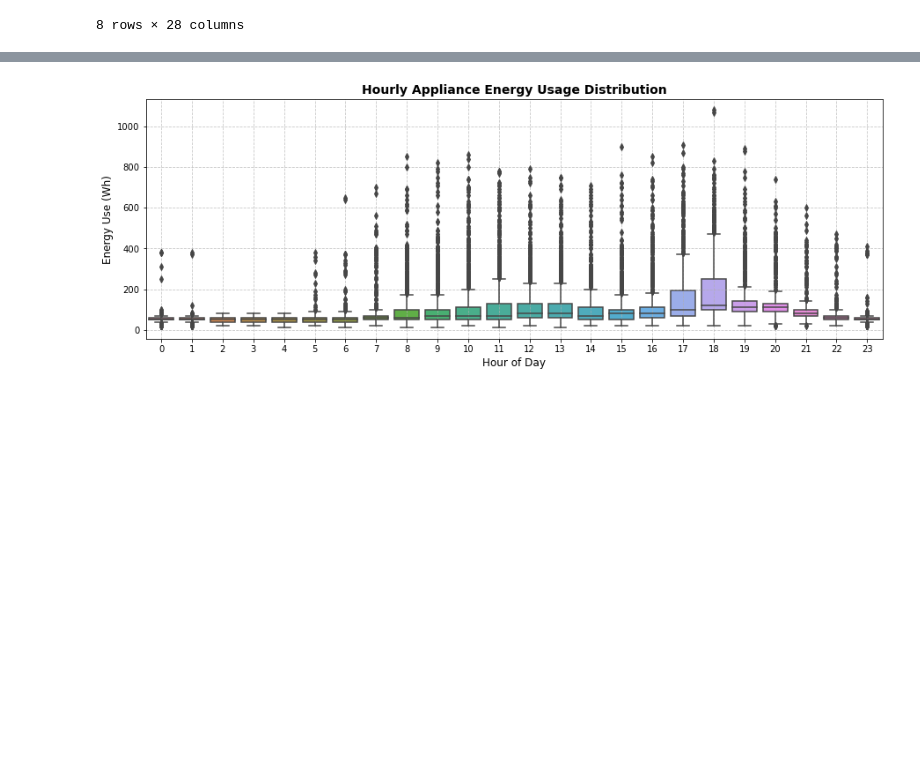
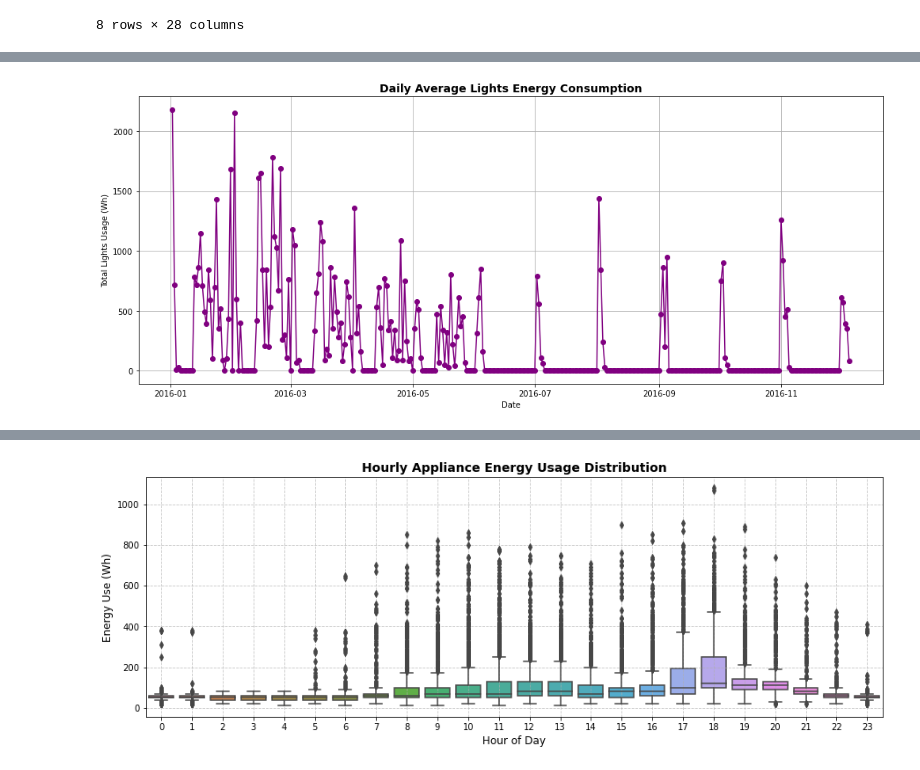
Before and after one commit to EngBrian/Appliances_Energy_Prediction, a Jupyter notebook: index.ipynb, the cells around one changed output, grey strips where cells are left out. Cells and saved outputs as stored; diff of their text form; code cells hidden in the pictures; blank space fills up the shorter version.

```diff
--- a/index.ipynb
+++ b/index.ipynb
@@ -199,0 +205,21 @@ The first half of the year (January–June) is marked by frequent fluctuations,
+# %%
+# Plot a line graph of Daily Trend of Lights Energy Consumption
+
+# Resample by day and sum lights usage
+daily_lights = df['lights'].resample('D').sum()
+
+# create the Plot
+plt.figure(figsize=(14, 6))
+plt.plot(daily_lights.index, daily_lights.values, marker='o', linestyle='-', color='purple')
+
+# Enhance visualization
+plt.title('Daily Average Lights Energy Consumption', fontweight = 'bold', fontsize = 14)
+plt.xlabel('Date')
+plt.ylabel('Total Lights Usage (Wh)')
+plt.grid(True)
+
+# display the plot
+plt.tight_layout()
+plt.show()
+# %% [output]
+[figure, added]
```
Also changed, not shown: parts of 13 cells of this notebook.
